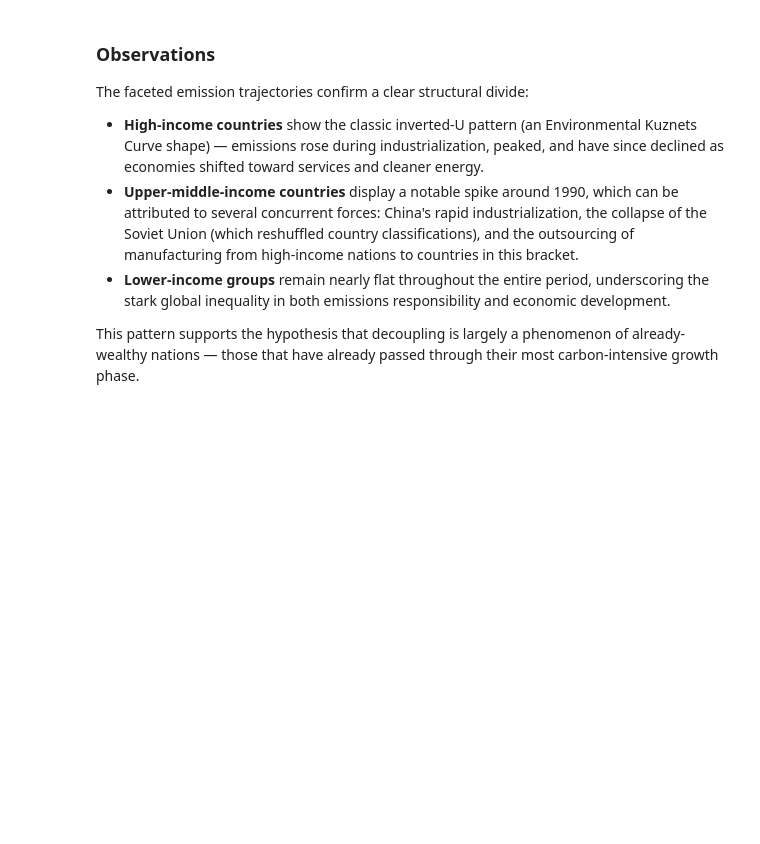
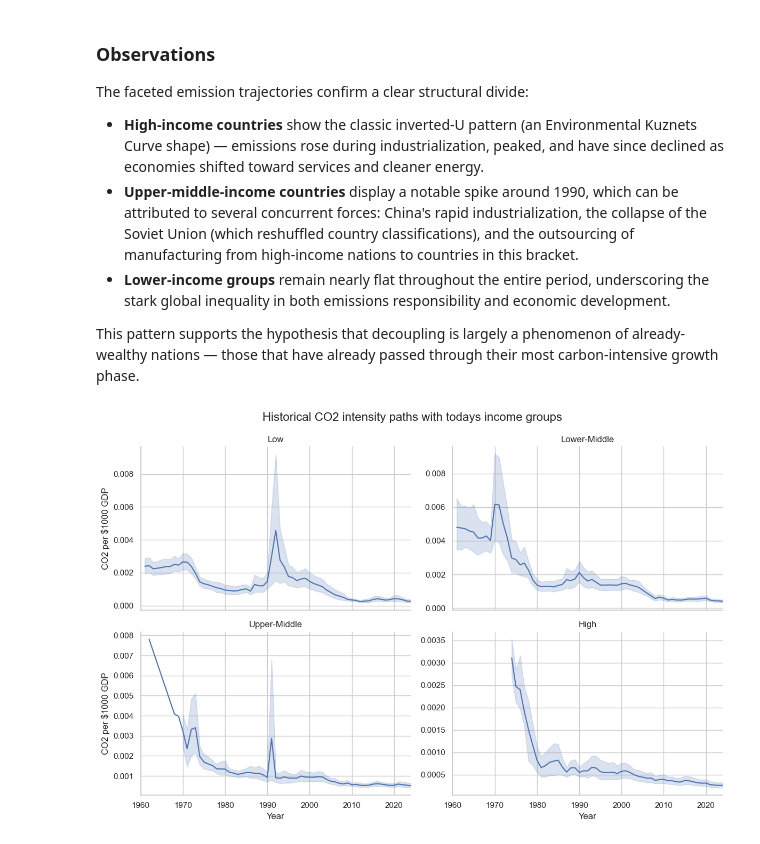
Before and after one commit to fabianfrank-dev/carbon_analysis, a Jupyter notebook: data_analytics_project.ipynb, the cells around one changed output. Saved outputs shown, nothing was run; the diff lists cells and outputs as text; code cells hidden in the pictures; blank space fills up the shorter version.

Commit message:
Worked a bit on CO2 intensity graphs and analysis

```diff
--- a/data_analytics_project.ipynb
+++ b/data_analytics_project.ipynb
@@ -413,3 +413,23 @@ The faceted emission trajectories confirm a clear structural divide:
 - **Lower-income groups** remain nearly flat throughout the entire period, underscoring the stark global inequality in both emissions responsibility and economic development.
 
 This pattern supports the hypothesis that decoupling is largely a phenomenon of already-wealthy nations — those that have already passed through their most carbon-intensive growth phase.
+# %%
+# extract as numpy arrays
+co2_arr = df_merged['co2'].values
+gdp_arr = np.divide(df_merged['gdp'], 1000000)
+
+# vectorized division, check for NaN or invalid values and only calculate the correct values
+df_merged['co2_per_gdp'] = np.divide(co2_arr, gdp_arr, out = np.zeros_like(co2_arr), where = gdp_arr > 0)
+
+# compare historical emissions paths
+g = sns.FacetGrid(df_merged, col="income_group_calc", col_wrap=2, height=4, aspect=1.5, sharey=False)
+g.map(sns.lineplot, "year", "co2_per_gdp")
+
+g.set(xlim=(1960, 2024))
+g.set_axis_labels("Year", "CO2 per $1000 GDP")
+g.set_titles("{col_name}")
+plt.subplots_adjust(top=0.9)
+g.fig.suptitle("Historical CO2 intensity paths with todays income groups", fontsize=16)
+plt.show()
+# %% [output]
+[figure, added]
```
